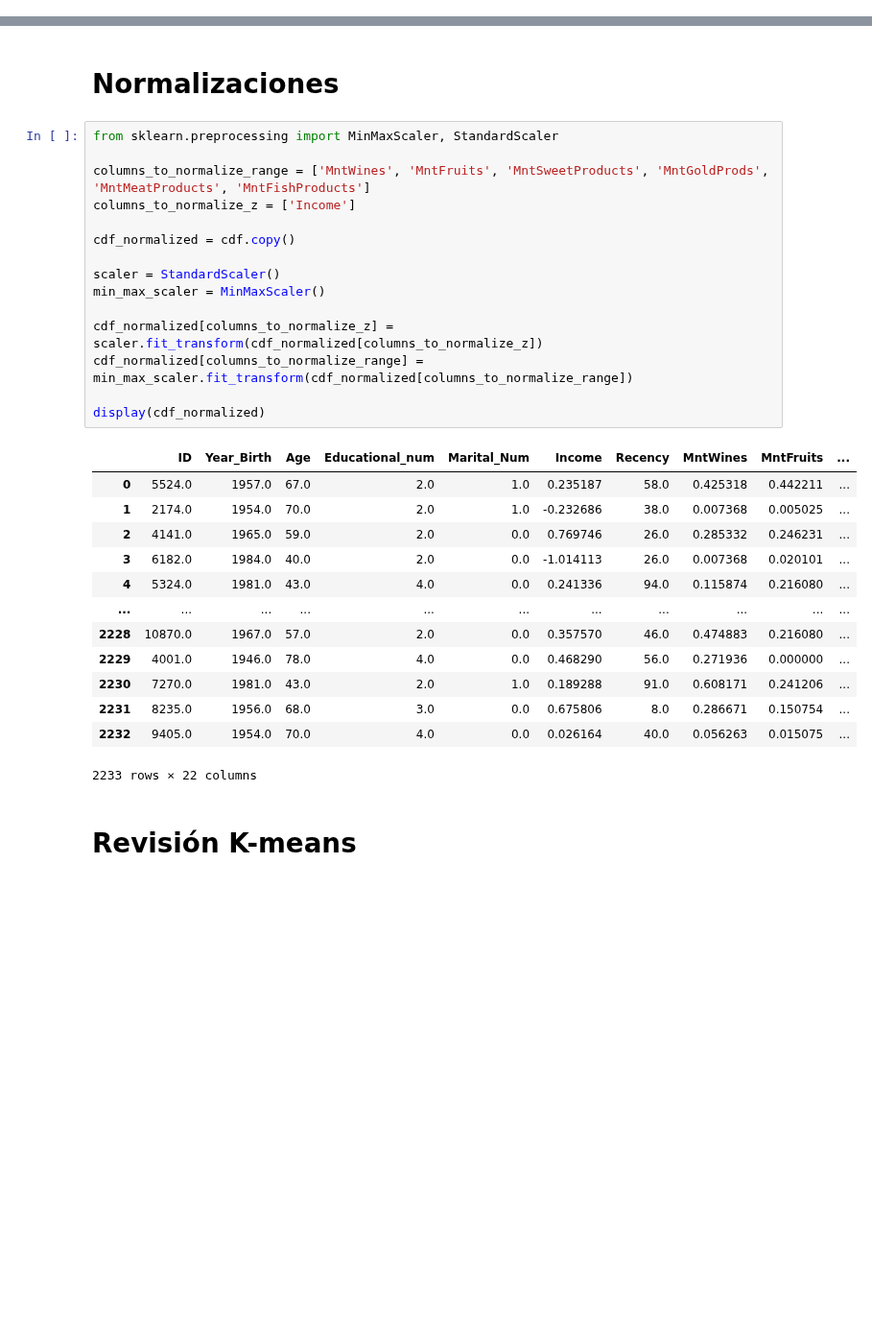
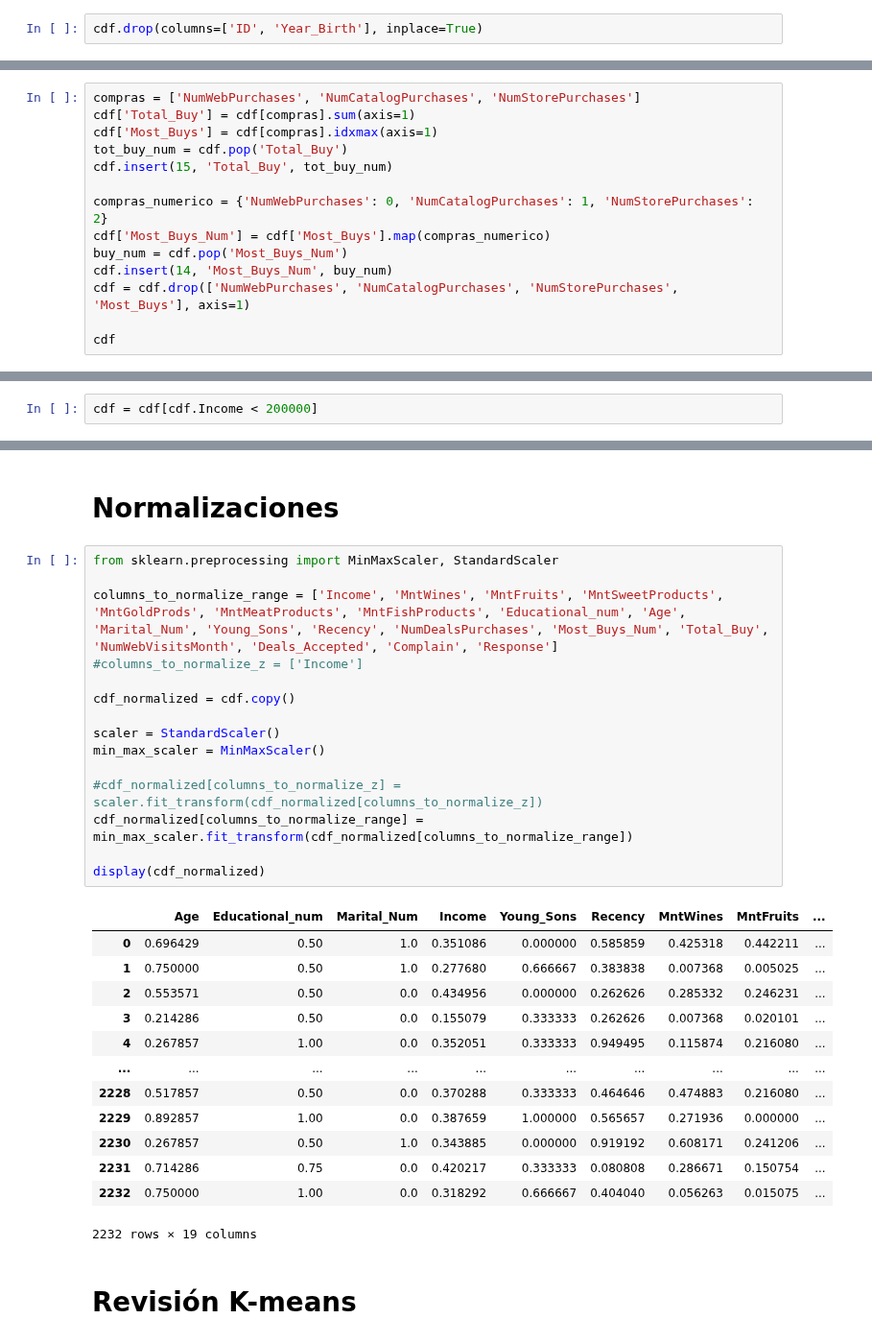
Before and after one commit to JuanDeutsch/DataSheets, a Jupyter notebook: Proyecto1/proyecto1 copy.ipynb, the cells around one changed output, grey strips where cells are left out. Shown at 96% size. Cells and saved outputs as stored; diff of their text form; blank space fills up the shorter version.

```diff
--- a/Proyecto1/proyecto1 copy.ipynb
+++ b/Proyecto1/proyecto1 copy.ipynb
@@ -332,3 +332,5 @@ print("El valor de la media es ", media)
 [figure]
 El valor de la mediana es  54.0
 El valor de la media es  55.10747872816838
+# %%
+cdf.drop(columns=['ID', 'Year_Birth'], inplace=True)
@@ -412,0 +417,14 @@ plt.show()
+# %%
+compras = ['NumWebPurchases', 'NumCatalogPurchases', 'NumStorePurchases']
+cdf['Total_Buy'] = cdf[compras].sum(axis=1)
+cdf['Most_Buys'] = cdf[compras].idxmax(axis=1)
+tot_buy_num = cdf.pop('Total_Buy')
+cdf.insert(15, 'Total_Buy', tot_buy_num)
+
+compras_numerico = {'NumWebPurchases': 0, 'NumCatalogPurchases': 1, 'NumStorePurchases': 2}
+cdf['Most_Buys_Num'] = cdf['Most_Buys'].map(compras_numerico)
+buy_num = cdf.pop('Most_Buys_Num')
+cdf.insert(14, 'Most_Buys_Num', buy_num)
+cdf = cdf.drop(['NumWebPurchases', 'NumCatalogPurchases', 'NumStorePurchases', 'Most_Buys'], axis=1)
+
+cdf
@@ -412,0 +455,2 @@ plt.show()
+# %%
+cdf = cdf[cdf.Income < 200000]
@@ -415,32 +468,32 @@ plt.show()
 # %%
 from sklearn.preprocessing import MinMaxScaler, StandardScaler
 
-columns_to_normalize_range = ['MntWines', 'MntFruits', 'MntSweetProducts', 'MntGoldProds', 'MntMeatProducts', 'MntFishProducts']
-columns_to_normalize_z = ['Income']
+columns_to_normalize_range = ['Income', 'MntWines', 'MntFruits', 'MntSweetProducts', 'MntGoldProds', 'MntMeatProducts', 'MntFishProducts', 'Educational_num', 'Age', 'Marital_Num', 'Young_Sons', 'Recency', 'NumDealsPurchases', 'Most_Buys_Num', 'Total_Buy', 'NumWebVisitsMonth', 'Deals_Accepted', 'Complain', 'Response']
+#columns_to_normalize_z = ['Income']
 
 cdf_normalized = cdf.copy()
 
 scaler = StandardScaler()
 min_max_scaler = MinMaxScaler()
 
-cdf_normalized[columns_to_normalize_z] = scaler.fit_transform(cdf_normalized[columns_to_normalize_z])
+#cdf_normalized[columns_to_normalize_z] = scaler.fit_transform(cdf_normalized[columns_to_normalize_z])
 cdf_normalized[columns_to_normalize_range] = min_max_scaler.fit_transform(cdf_normalized[columns_to_normalize_range])
 
 display(cdf_normalized)
 # %% [output]
-|  | ID | Year_Birth | Age | Educational_num | Marital_Num | Income | Recency | MntWines | MntFruits | ... |
-| 0 | 5524.0 | 1957.0 | 67.0 | 2.0 | 1.0 | 0.235187 | 58.0 | 0.425318 | 0.442211 | ... |
-| 1 | 2174.0 | 1954.0 | 70.0 | 2.0 | 1.0 | -0.232686 | 38.0 | 0.007368 | 0.005025 | ... |
-| 2 | 4141.0 | 1965.0 | 59.0 | 2.0 | 0.0 | 0.769746 | 26.0 | 0.285332 | 0.246231 | ... |
-| 3 | 6182.0 | 1984.0 | 40.0 | 2.0 | 0.0 | -1.014113 | 26.0 | 0.007368 | 0.020101 | ... |
-| 4 | 5324.0 | 1981.0 | 43.0 | 4.0 | 0.0 | 0.241336 | 94.0 | 0.115874 | 0.216080 | ... |
-| ... | ... | ... | ... | ... | ... | ... | ... | ... | ... | ... |
-| 2228 | 10870.0 | 1967.0 | 57.0 | 2.0 | 0.0 | 0.357570 | 46.0 | 0.474883 | 0.216080 | ... |
-| 2229 | 4001.0 | 1946.0 | 78.0 | 4.0 | 0.0 | 0.468290 | 56.0 | 0.271936 | 0.000000 | ... |
-| 2230 | 7270.0 | 1981.0 | 43.0 | 2.0 | 1.0 | 0.189288 | 91.0 | 0.608171 | 0.241206 | ... |
-| 2231 | 8235.0 | 1956.0 | 68.0 | 3.0 | 0.0 | 0.675806 | 8.0 | 0.286671 | 0.150754 | ... |
-| 2232 | 9405.0 | 1954.0 | 70.0 | 4.0 | 0.0 | 0.026164 | 40.0 | 0.056263 | 0.015075 | ... |
+|  | Age | Educational_num | Marital_Num | Income | Young_Sons | Recency | MntWines | MntFruits | ... |
+| 0 | 0.696429 | 0.50 | 1.0 | 0.351086 | 0.000000 | 0.585859 | 0.425318 | 0.442211 | ... |
+| 1 | 0.750000 | 0.50 | 1.0 | 0.277680 | 0.666667 | 0.383838 | 0.007368 | 0.005025 | ... |
+| 2 | 0.553571 | 0.50 | 0.0 | 0.434956 | 0.000000 | 0.262626 | 0.285332 | 0.246231 | ... |
+| 3 | 0.214286 | 0.50 | 0.0 | 0.155079 | 0.333333 | 0.262626 | 0.007368 | 0.020101 | ... |
+| 4 | 0.267857 | 1.00 | 0.0 | 0.352051 | 0.333333 | 0.949495 | 0.115874 | 0.216080 | ... |
+| ... | ... | ... | ... | ... | ... | ... | ... | ... | ... |
+| 2228 | 0.517857 | 0.50 | 0.0 | 0.370288 | 0.333333 | 0.464646 | 0.474883 | 0.216080 | ... |
+| 2229 | 0.892857 | 1.00 | 0.0 | 0.387659 | 1.000000 | 0.565657 | 0.271936 | 0.000000 | ... |
+| 2230 | 0.267857 | 0.50 | 1.0 | 0.343885 | 0.000000 | 0.919192 | 0.608171 | 0.241206 | ... |
+| 2231 | 0.714286 | 0.75 | 0.0 | 0.420217 | 0.333333 | 0.080808 | 0.286671 | 0.150754 | ... |
+| 2232 | 0.750000 | 1.00 | 0.0 | 0.318292 | 0.666667 | 0.404040 | 0.056263 | 0.015075 | ... |
-2233 rows × 22 columns
+2232 rows × 19 columns
 # %% [markdown]
 # Revisión K-means
 # %% [markdown]
```
Also changed, not shown: parts of 12 cells of this notebook.
